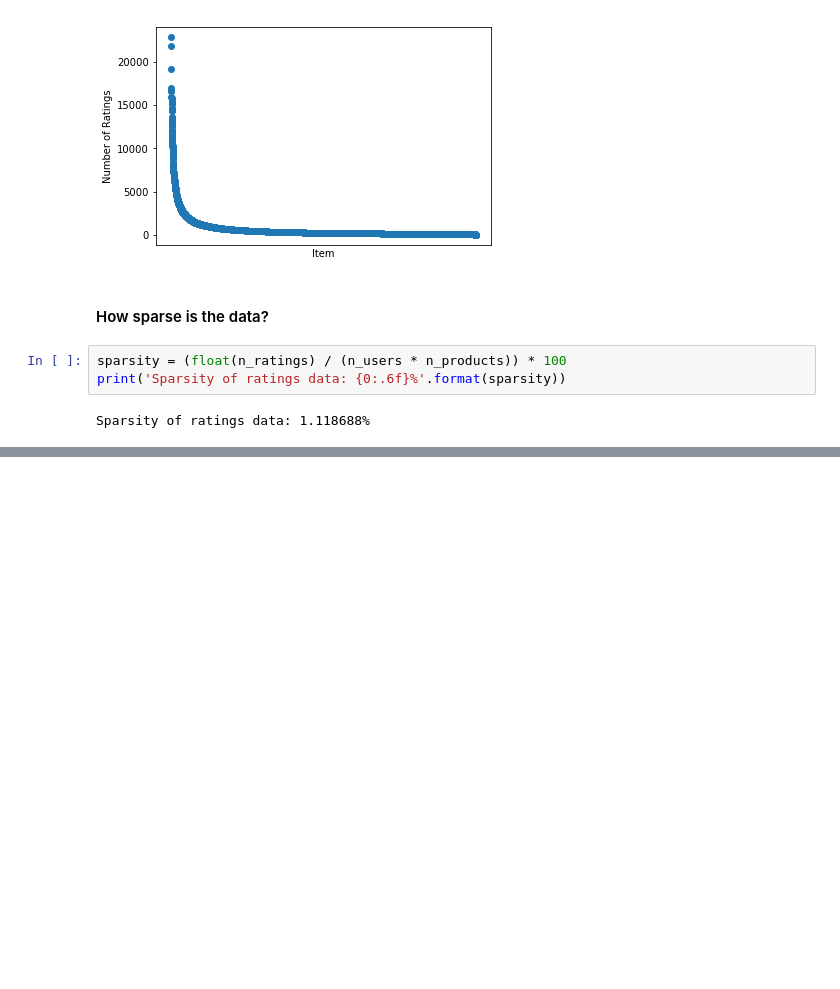
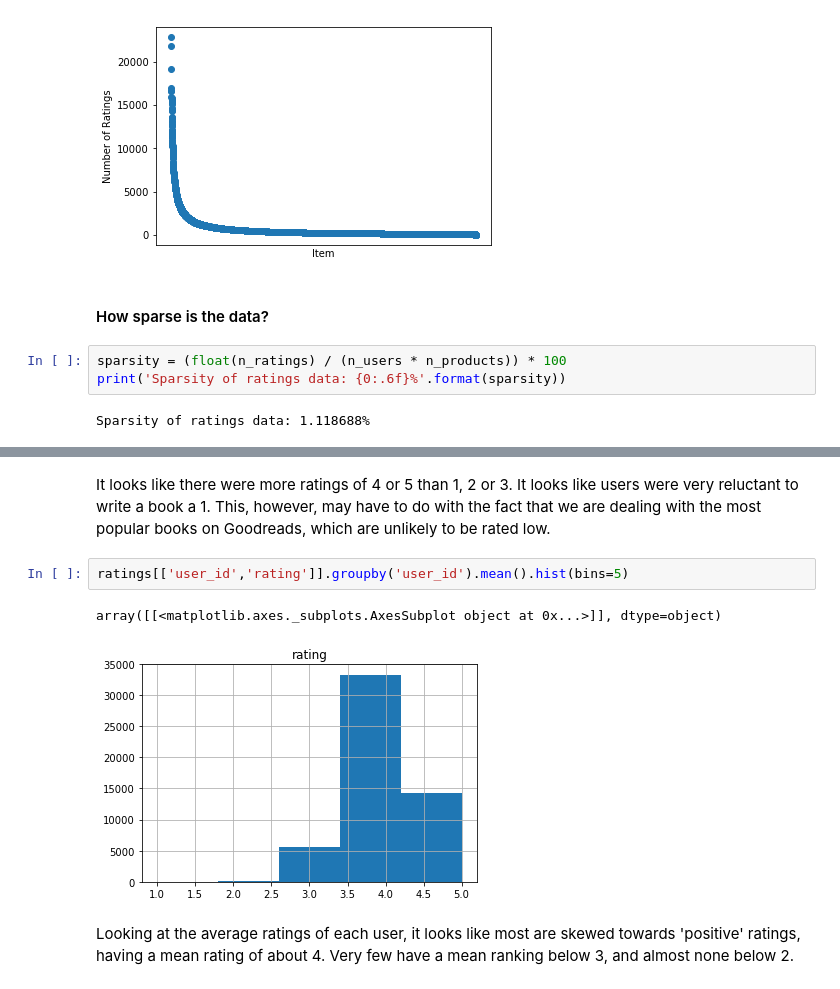
Before and after one commit to sdoctor7/book-recommendations, a Jupyter notebook: part1/data-exploration-goodreads.ipynb, the cells around one changed output, grey strips where cells are left out. Cells and saved outputs as stored; diff of their text form; blank space fills up the shorter version.

```diff
--- a/part1/data-exploration-goodreads.ipynb
+++ b/part1/data-exploration-goodreads.ipynb
@@ -109,0 +92,9 @@ New dataframe has 9980 users, 100 items, and a sparsity of 0.271965931864
+# %% [markdown]
+It looks like there were more ratings of 4 or 5 than 1, 2 or 3. It looks like users were very reluctant to write a book a 1. This, however, may have to do with the fact that we are dealing with the most popular books on Goodreads, which are unlikely to be rated low.
+# %%
+ratings[['user_id','rating']].groupby('user_id').mean().hist(bins=5)
+# %% [output]
+array([[<matplotlib.axes._subplots.AxesSubplot object at 0x...>]], dtype=object)
+[figure, added]
+# %% [markdown]
+Looking at the average ratings of each user, it looks like most are skewed towards 'positive' ratings, having a mean rating of about 4. Very few have a mean ranking below 3, and almost none below 2.
```
Also changed, not shown: parts of 4 cells of this notebook.
